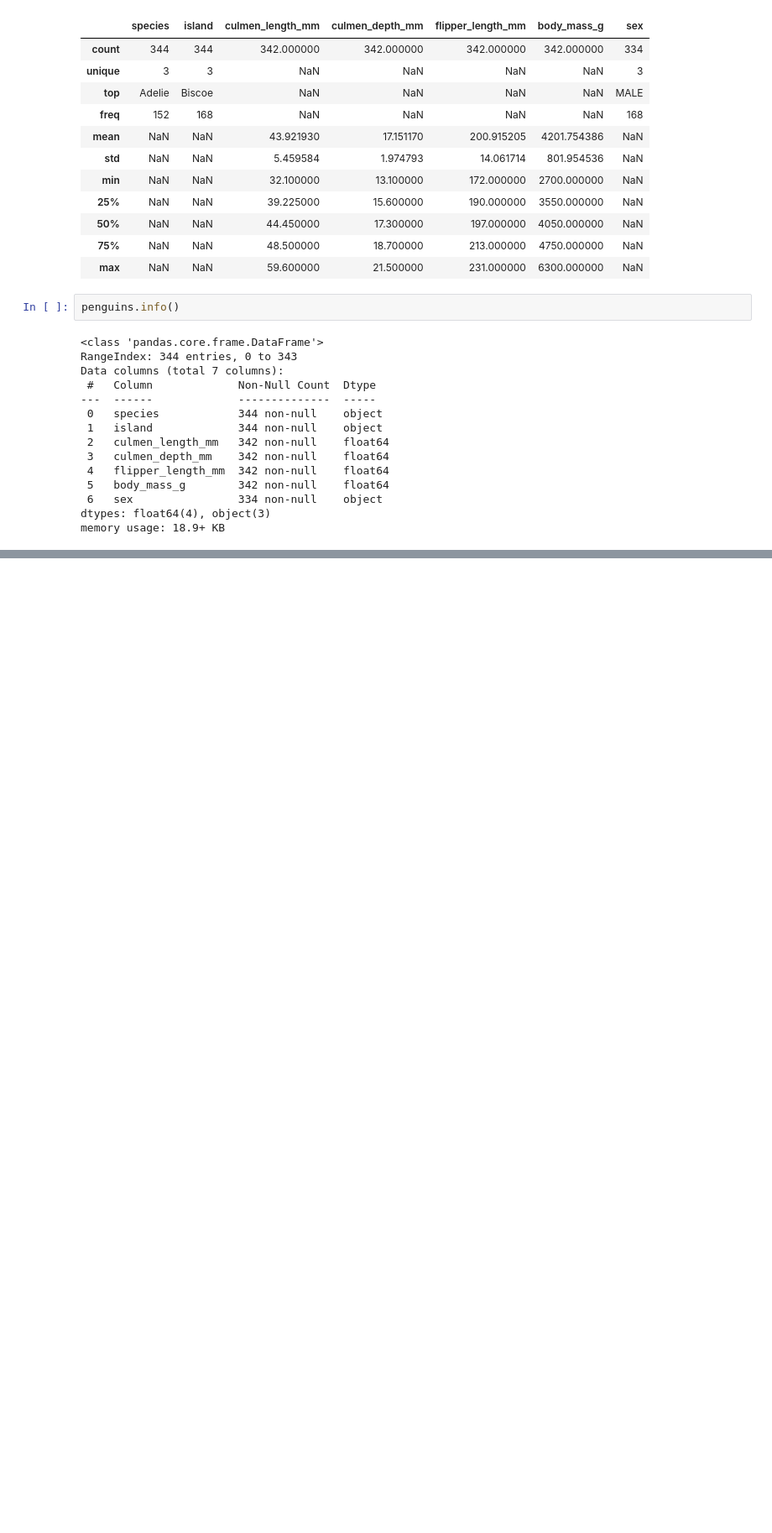
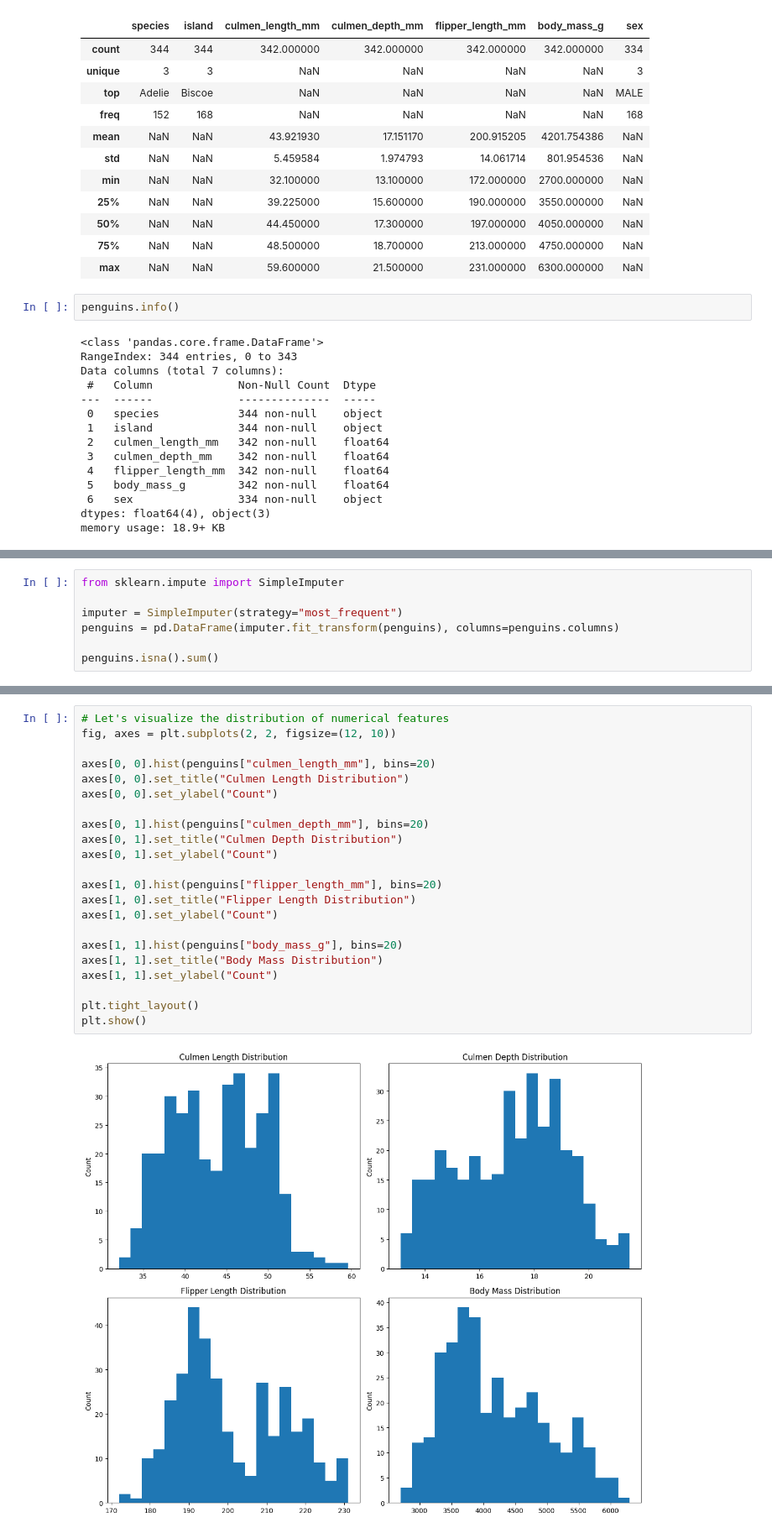
Before and after one commit to agpt8/ml.school, a Jupyter notebook: program/cohort_azure.ipynb, the cells around one changed output, grey strips where cells are left out. Shown at 84% size. Cells and saved outputs as stored; diff of their text form; blank space fills up the shorter version.

```diff
--- a/program/cohort_azure.ipynb
+++ b/program/cohort_azure.ipynb
@@ -163,0 +225,7 @@ memory usage: 18.9+ KB
+# %%
+from sklearn.impute import SimpleImputer
+
+imputer = SimpleImputer(strategy="most_frequent")
+penguins = pd.DataFrame(imputer.fit_transform(penguins), columns=penguins.columns)
+
+penguins.isna().sum()
@@ -163,0 +263,24 @@ memory usage: 18.9+ KB
+# %%
+# Let's visualize the distribution of numerical features
+fig, axes = plt.subplots(2, 2, figsize=(12, 10))
+
+axes[0, 0].hist(penguins["culmen_length_mm"], bins=20)
+axes[0, 0].set_title("Culmen Length Distribution")
+axes[0, 0].set_ylabel("Count")
+
+axes[0, 1].hist(penguins["culmen_depth_mm"], bins=20)
+axes[0, 1].set_title("Culmen Depth Distribution")
+axes[0, 1].set_ylabel("Count")
+
+axes[1, 0].hist(penguins["flipper_length_mm"], bins=20)
+axes[1, 0].set_title("Flipper Length Distribution")
+axes[1, 0].set_ylabel("Count")
+
+axes[1, 1].hist(penguins["body_mass_g"], bins=20)
+axes[1, 1].set_title("Body Mass Distribution")
+axes[1, 1].set_ylabel("Count")
+
+plt.tight_layout()
+plt.show()
+# %% [output]
+[figure, added]
```
Also changed, not shown: parts of 13 cells of this notebook.
